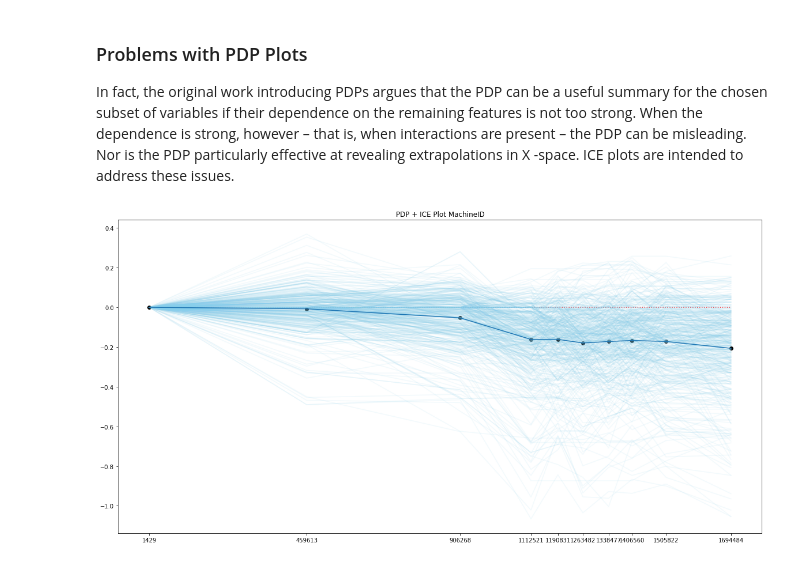
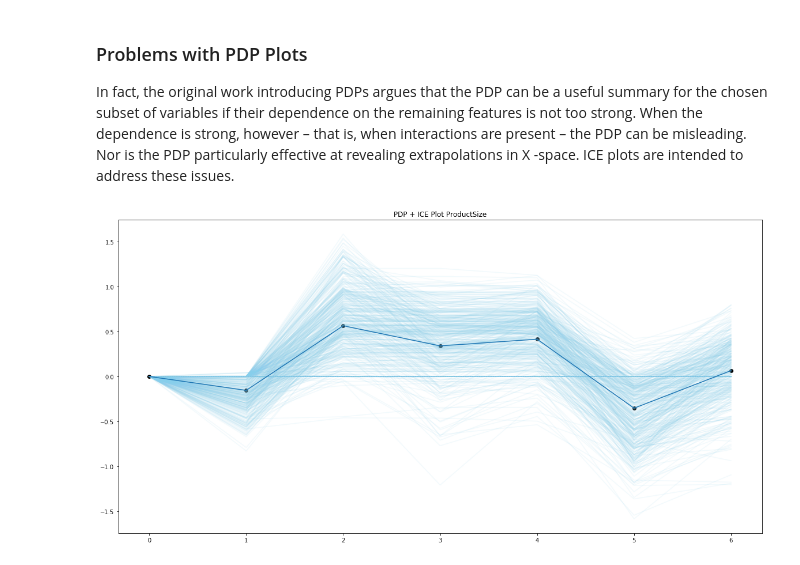
Before and after one commit to KeremTurgutlu/machinelearning, a Jupyter notebook: INTERPRET RANDOM FOREST - SIMPLE & EFFECTIVE.ipynb, the cells around one changed output. Drawn from its saved outputs; the diff is of its cells as text; code cells hidden in the pictures.

```diff
--- a/INTERPRET RANDOM FOREST - SIMPLE & EFFECTIVE.ipynb
+++ b/INTERPRET RANDOM FOREST - SIMPLE & EFFECTIVE.ipynb
@@ -311,6 +311,6 @@ def pdp_plot(m, x, target_feature, num_grids=None ,n=None):
 # %%
 matplotlib.rcParams['figure.figsize'] = (20, 10)
 x = X_train[cols][X_train.YearMade > 1920]
-levels = pdp_plot(ens, x, 'MachineID', num_grids= 10,n=500)
+levels = pdp_plot(ens, x, 'ProductSize', num_grids= 10,n=500)
 # %% [output]
-[figure, old version]
+[figure, new version]
```
Also changed, not shown: parts of 11 cells of this notebook.
